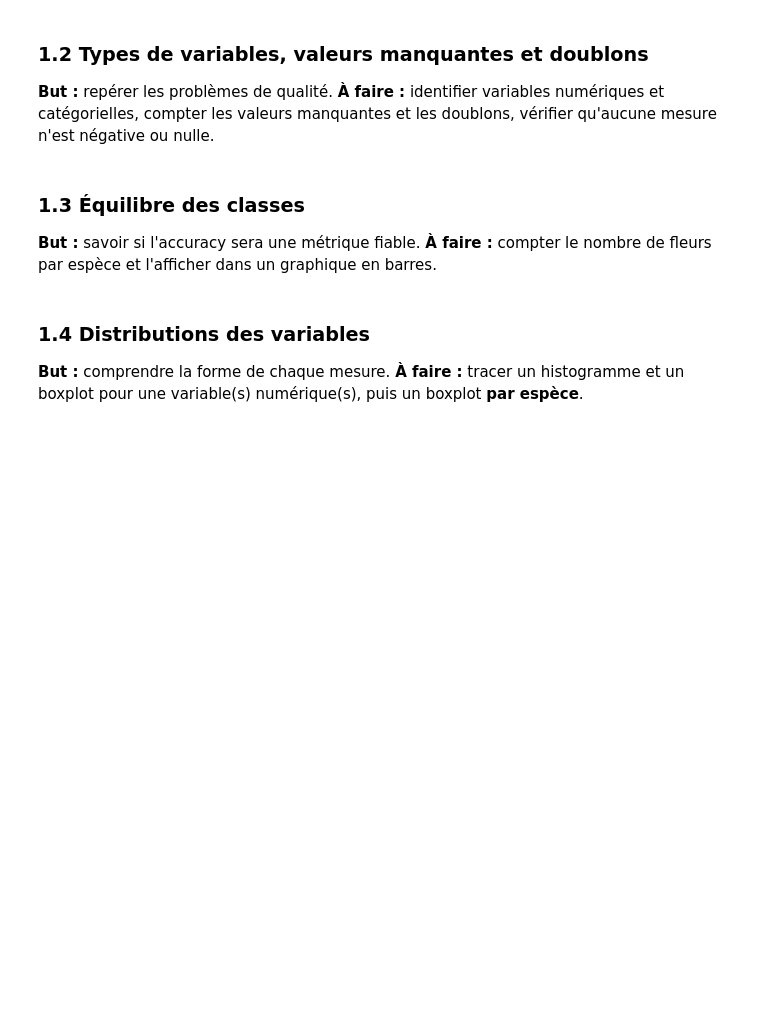
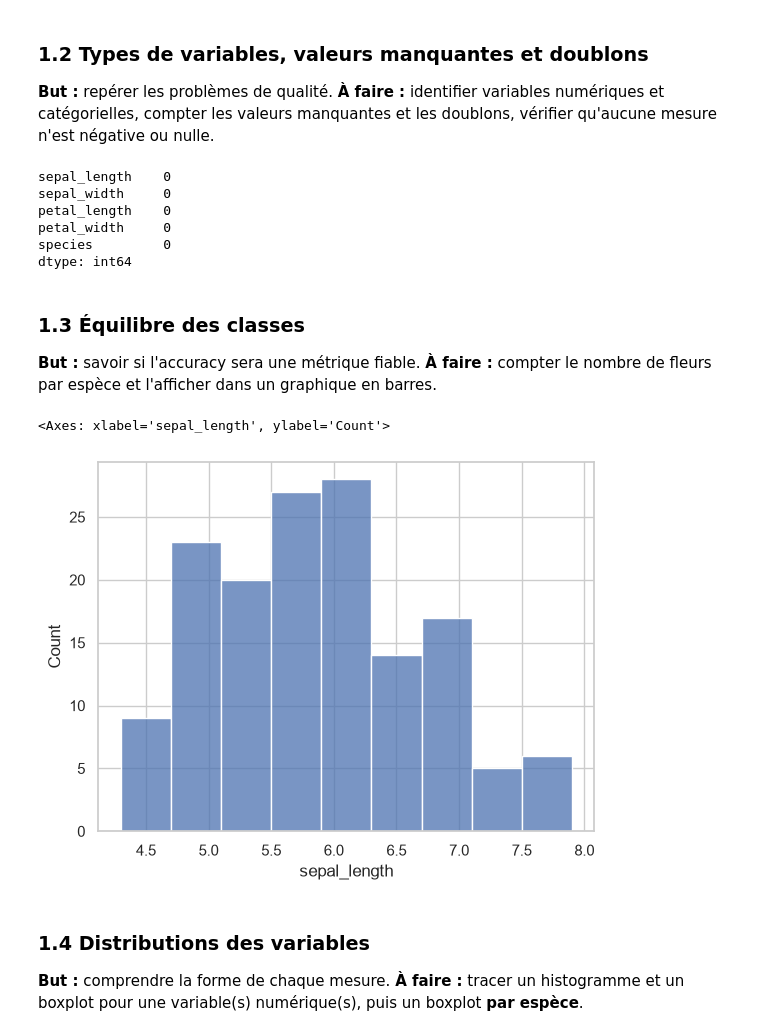
Before and after one commit to ilyasaitbel/mai-sen-situation, a Jupyter notebook: iris_classification_template (1).ipynb, the cells around one changed output. Drawn from its saved outputs; the diff is of its cells as text; code cells hidden in the pictures; blank space fills up the shorter version.

```diff
--- a/iris_classification_template (1).ipynb
+++ b/iris_classification_template (1).ipynb
@@ -41,4 +41,9 @@ sns.set_theme(style="whitegrid")
 # %%
 df = sns.load_dataset("iris")
 # TODO 1 : afficher head(), shape, info() et describe()
+df = sns.load_dataset("iris")
+df.head()
+df.shape
+df.info()
+df.describe()
 # %% [output]
@@ -60,12 +74,27 @@ memory usage: 6.0+ KB
 **À faire :** identifier variables numériques et catégorielles, compter les valeurs manquantes et les doublons, vérifier qu'aucune mesure n'est négative ou nulle.
 # %%
 # TODO : types, valeurs manquantes, doublons, valeurs impossibles
+df.dtypes
+df.duplicated().sum()
+df.isna().sum()
+# %% [output]
+sepal_length    0
+sepal_width     0
+petal_length    0
+petal_width     0
+species         0
+dtype: int64
 # %% [markdown]
 ### 1.3 Équilibre des classes
 **But :** savoir si l'accuracy sera une métrique fiable.
 **À faire :** compter le nombre de fleurs par espèce et l'afficher dans un graphique en barres.
 # %%
 # TODO : value_counts + countplot ou graphique en barres
+x = df['sepal_length'].value_counts()
+sns.histplot(x=df["sepal_length"])
+# %% [output]
+<Axes: xlabel='sepal_length', ylabel='Count'>
+[figure, added]
 # %% [markdown]
 ### 1.4 Distributions des variables
 **But :** comprendre la forme de chaque mesure.
```
Also changed, not shown: parts of 12 cells of this notebook.
